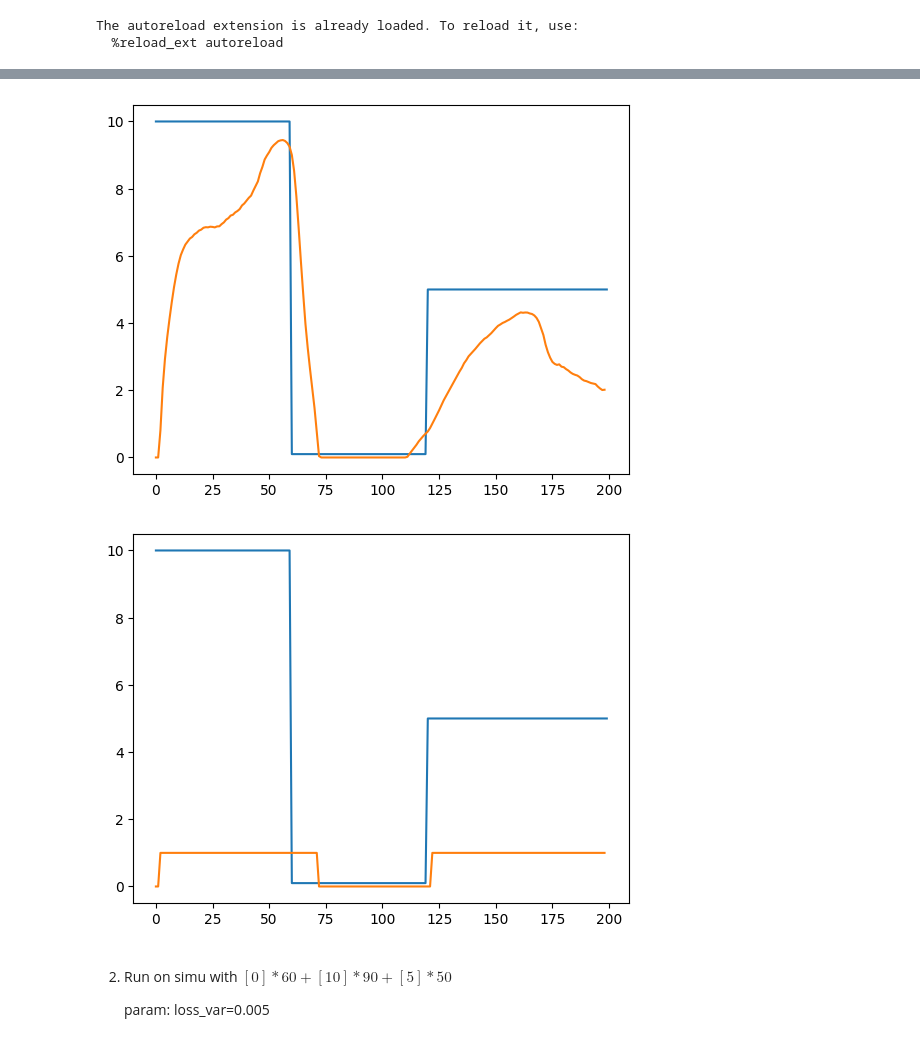
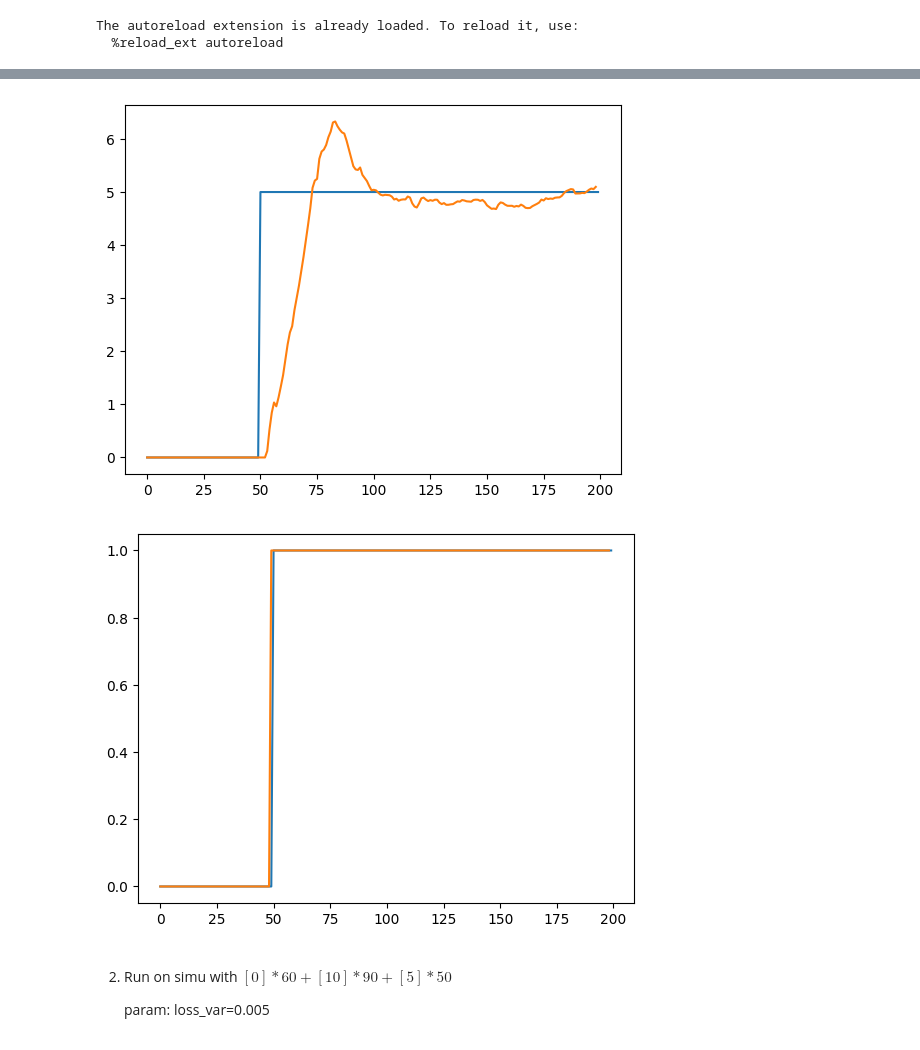
Before and after one commit to xwang97/SpatialDynamics, a Jupyter notebook: run_simu.ipynb, the cells around one changed output, grey strips where cells are left out. Cells and saved outputs as stored; diff of their text form; code cells hidden in the pictures.

```diff
--- a/run_simu.ipynb
+++ b/run_simu.ipynb
@@ -57,17 +59,19 @@ Epoch [100/100], Loss1: 2.5301, Loss2: 147.5804, Loss3: 0.0152
 # %%
 test_data = data
 prediction, generation, trans_status = test(test_data, train_locs, net)
 avg_gen = torch.mean(generation, dim=0).view(-1).cpu().detach().numpy()
-rates = [10]*60 + [0.1]*60 + [5]*80
+# rates = [10]*60 + [0.1]*60 + [5]*80
+rates = [0]*50 + [5]*150
+onoff = [0]*50 + [1]*150
 # visualize(rates, avg_gen)
 visualize(rates, generation[1].view(-1).cpu().detach().numpy())
-visualize(rates, trans_status[1].view(-1).cpu().detach().numpy())
+visualize(onoff, trans_status[1].view(-1).cpu().detach().numpy())
 # for i in range(100):
 #     switch = trans_status[i].view(-1).cpu().detach().numpy()
 #     plt.plot(switch)
 # %% [output]
-[figure, old version]
+[figure, new version]
-[figure, old version]
+[figure, new version]
 # %% [markdown]
 2. Run on simu with $[0]*60 + [10]*90 + [5]*50$
 
```
Also changed, not shown: parts of 2 cells of this notebook, 2 other files.
